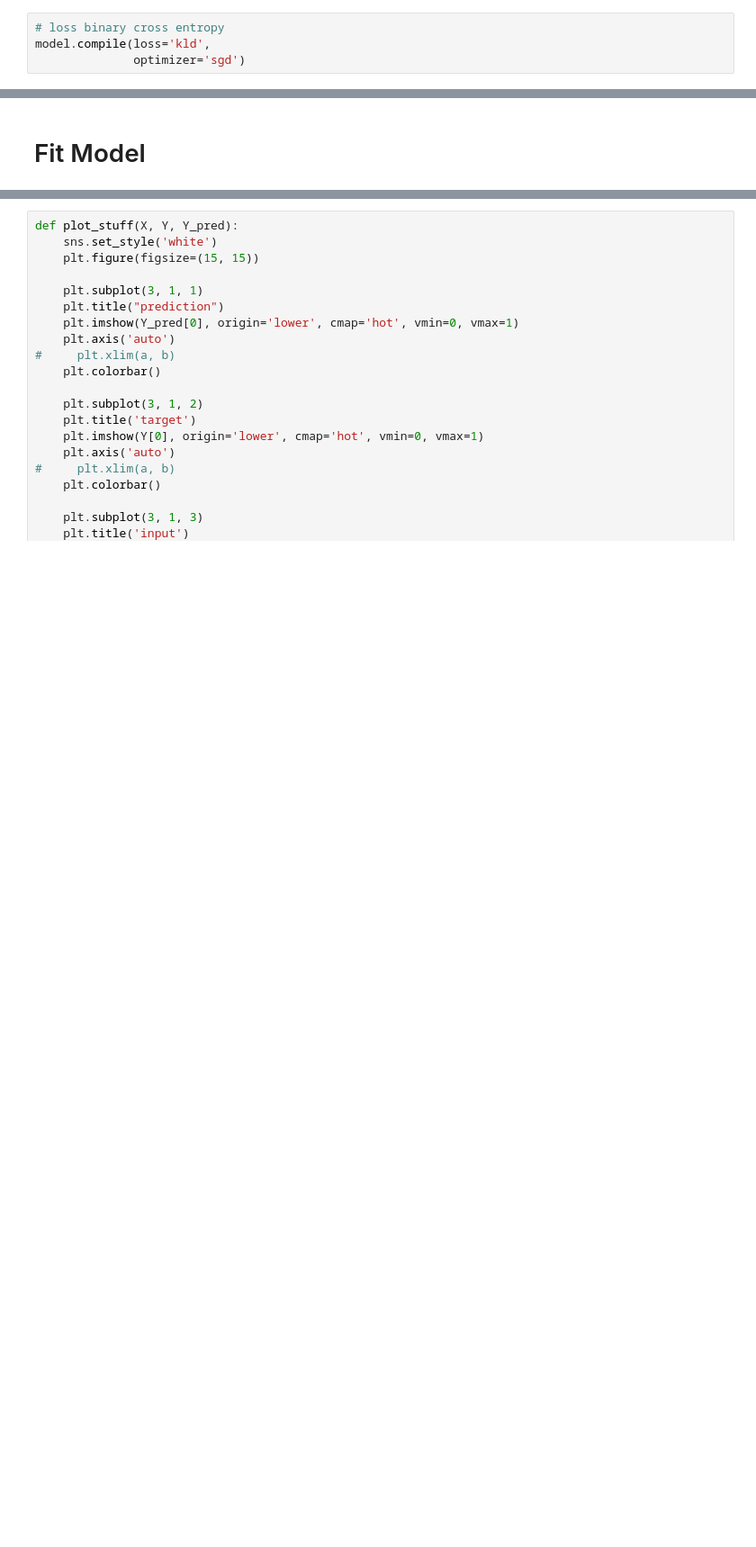
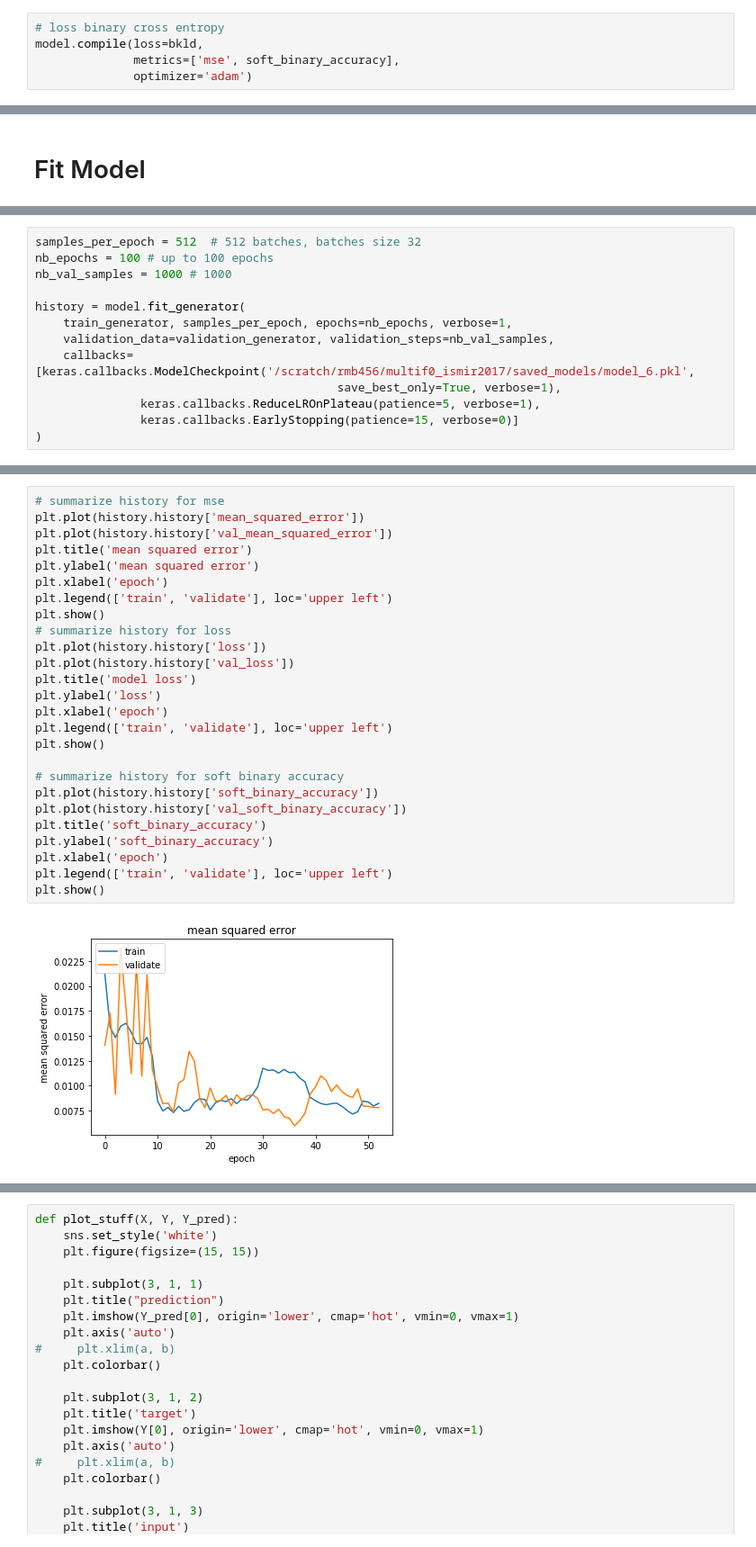
Before and after one commit to rabitt/ismir2017-deepsalience, a Jupyter notebook: notebooks/train_network.ipynb, the cells around one changed output, grey strips where cells are left out. Shown at 90% size. Drawn from its saved outputs; the diff is of its cells as text; blank space fills up the shorter version.

```diff
--- a/notebooks/train_network.ipynb
+++ b/notebooks/train_network.ipynb
@@ -244,7 +268,8 @@ model = Model(inputs=inputs, outputs=predictions)
 # %%
 # loss binary cross entropy
-model.compile(loss='kld',
-              optimizer='sgd')
+model.compile(loss=bkld,
+              metrics=['mse', soft_binary_accuracy],
+              optimizer='adam')
 # %%
 model.summary(line_length=80)
 # %% [output]
@@ -304,0 +295,13 @@ ValueError: output of generator should be a tuple `(x, y, sample_weight)` or `(x
+# %%
+samples_per_epoch = 512  # 512 batches, batches size 32
+nb_epochs = 100 # up to 100 epochs
+nb_val_samples = 1000 # 1000
+
+history = model.fit_generator(
+    train_generator, samples_per_epoch, epochs=nb_epochs, verbose=1,
+    validation_data=validation_generator, validation_steps=nb_val_samples,
+    callbacks=[keras.callbacks.ModelCheckpoint('/scratch/rmb456/multif0_ismir2017/saved_models/model_6.pkl',
+                                           save_best_only=True, verbose=1),
+               keras.callbacks.ReduceLROnPlateau(patience=5, verbose=1),
+               keras.callbacks.EarlyStopping(patience=15, verbose=0)]
+)
@@ -304,0 +332,28 @@ ValueError: output of generator should be a tuple `(x, y, sample_weight)` or `(x
+# %%
+# summarize history for mse
+plt.plot(history.history['mean_squared_error'])
+plt.plot(history.history['val_mean_squared_error'])
+plt.title('mean squared error')
+plt.ylabel('mean squared error')
+plt.xlabel('epoch')
+plt.legend(['train', 'validate'], loc='upper left')
+plt.show()
+# summarize history for loss
+plt.plot(history.history['loss'])
+plt.plot(history.history['val_loss'])
+plt.title('model loss')
+plt.ylabel('loss')
+plt.xlabel('epoch')
+plt.legend(['train', 'validate'], loc='upper left')
+plt.show()
+
+# summarize history for soft binary accuracy
+plt.plot(history.history['soft_binary_accuracy'])
+plt.plot(history.history['val_soft_binary_accuracy'])
+plt.title('soft_binary_accuracy')
+plt.ylabel('soft_binary_accuracy')
+plt.xlabel('epoch')
+plt.legend(['train', 'validate'], loc='upper left')
+plt.show()
+# %% [output]
+[figure, added]
```
Also changed, not shown: parts of 27 cells of this notebook, 5 other files.
